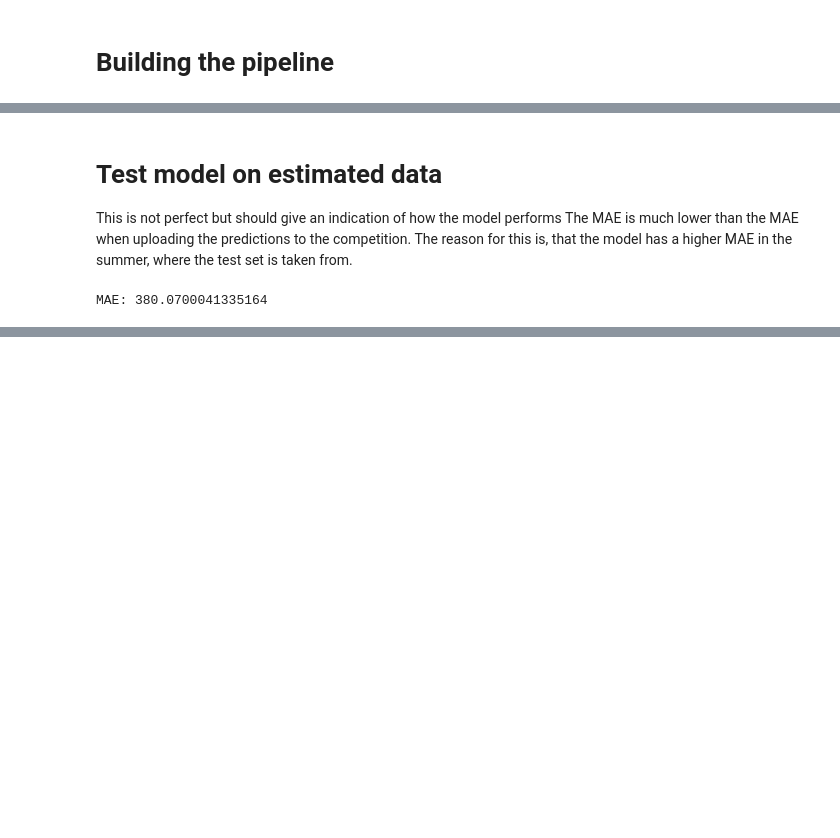
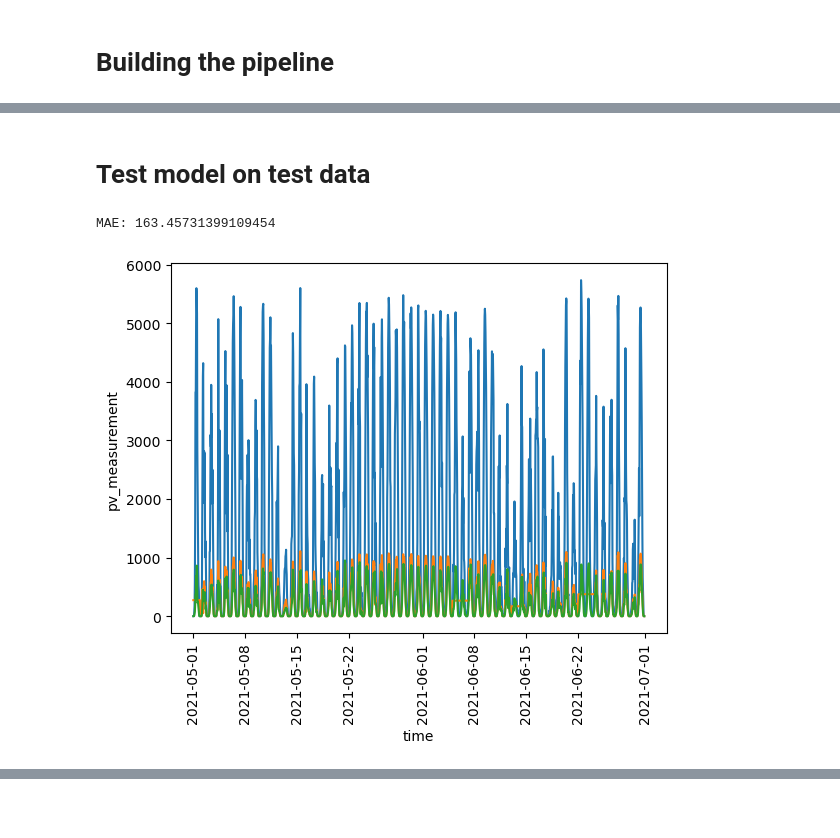
Before and after one commit to CristianoGambirasio/MLProjectNTNU, a Jupyter notebook: NOTEBOOK.ipynb, the cells around one changed output, grey strips where cells are left out. Saved outputs shown, nothing was run; the diff lists cells and outputs as text; code cells hidden in the pictures; blank space fills up the shorter version.

```diff
--- a/NOTEBOOK.ipynb
+++ b/NOTEBOOK.ipynb
@@ -491,23 +606,27 @@ f_importances_df.plot.bar(x='feature', y='importance', figsize=(20, 5))
 if type(m1_CV) == BayesSearchCV:
     _ = plot_objective(m1_CV.optimizer_results_[0])
     plt.show()
-# %% [markdown]
-# Test model on estimated data
-This is not perfect but should give an indication of how the model performs
-The MAE is much lower than the MAE when uploading the predictions to the competition. The reason for this is, that the model has a higher MAE in the summer, where the test set is taken from.
+# %% [markdown]
+# Test model on test data
 # %%
 # predict on estimated data
-m1_pred = pd.Series(m1.predict(X_e))
+m1_pred = pd.Series(m1.predict(X_test))
 #m1_pred = pd.Series(full_scaler.inverse_transform(m1_pred.values.reshape(-1, 1)).flatten())
 #m1_pred = y_scaler.inverse_transform(m1_pred, X_e['building_id'])
-Xy_e['m1_pred'] = m1_pred
+Xy_test['m1_pred'] = m1_pred
 
 # calculate abs diff
-Xy_e['diff'] = np.abs(Xy_e['pv_measurement'] - Xy_e['m1_pred'])
+Xy_test['abs_diff'] = np.abs(Xy_test['pv_measurement'] - Xy_test['m1_pred'])
+Xy_test['diff'] = (Xy_test['pv_measurement'] - Xy_test['m1_pred'])
 
 # calculate mae
-mae = Xy_e['diff'].mean()
+mae = Xy_test['abs_diff'].mean()
 print('MAE:', mae)
 # %% [output]
-MAE: 380.0700041335164
+MAE: 163.45731399109454
+# %%
+sns.lineplot(data=Xy_test, x='time', y='pv_measurement', hue='building_id', legend=False)
+plt.xticks(rotation=90);
+# %% [output]
+[figure, added]
 # %%
```
Also changed, not shown: parts of 34 cells of this notebook, 2 other files.
